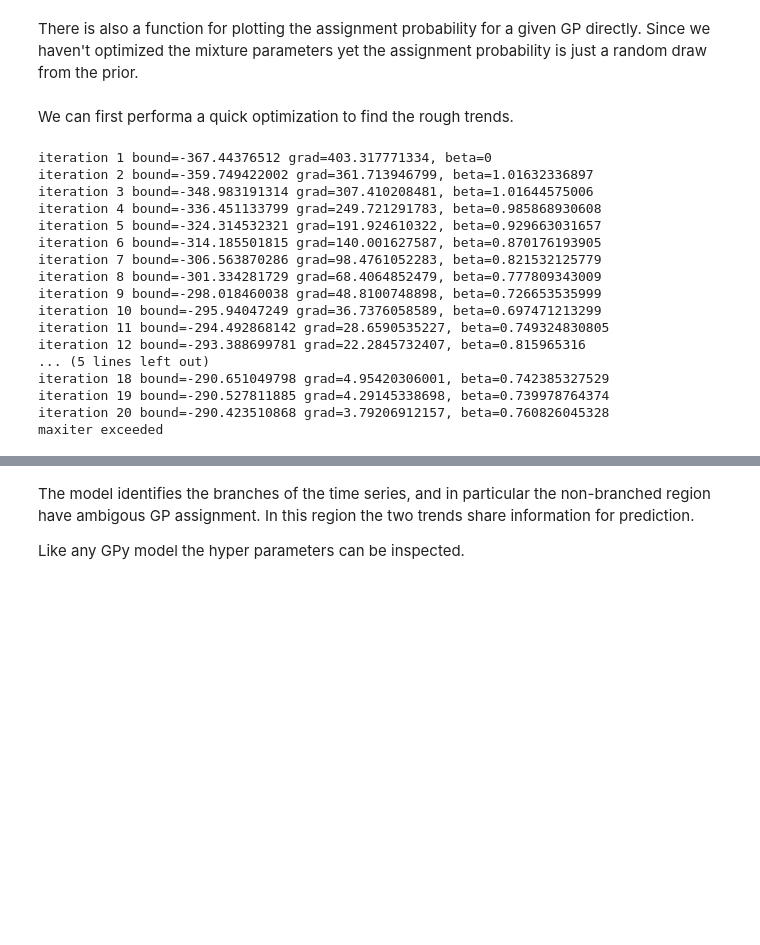
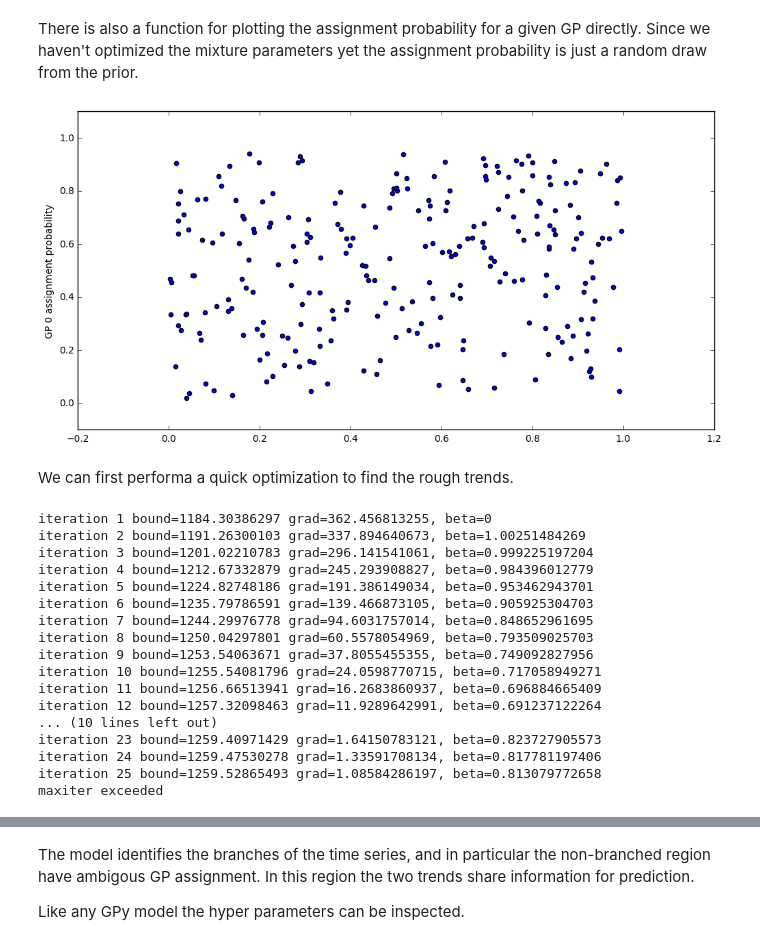
Before and after one commit to SheffieldML/GPclust, a Jupyter notebook: notebooks/OMGP_demo.ipynb, the cells around one changed output, grey strips where cells are left out. Saved outputs shown, nothing was run; the diff lists cells and outputs as text; code cells hidden in the pictures; blank space fills up the shorter version.

```diff
--- a/notebooks/OMGP_demo.ipynb
+++ b/notebooks/OMGP_demo.ipynb
@@ -47,28 +51,30 @@ from plotter import OMGPplot
 There is also a function for plotting the assignment probability for a given GP directly. Since we haven't optimized the mixture parameters yet the assignment probability is just a random draw from the prior.
 # %%
 from plotter import OMGPplot_probs
-#OMGPplot_probs(m, X, gp_num=0)
+OMGPplot_probs(m, X, gp_num=0)
+# %% [output]
+[figure, added]
 # %% [markdown]
 We can first performa a quick optimization to find the rough trends.
 # %%
-m.optimize(step_length=0.01, maxiter=20)
+m.optimize(step_length=0.01, maxiter=25)
 # %% [output]
-iteration 1 bound=-367.44376512 grad=403.317771334, beta=0
-iteration 2 bound=-359.749422002 grad=361.713946799, beta=1.01632336897
-iteration 3 bound=-348.983191314 grad=307.410208481, beta=1.01644575006
-iteration 4 bound=-336.451133799 grad=249.721291783, beta=0.985868930608
-iteration 5 bound=-324.314532321 grad=191.924610322, beta=0.929663031657
-iteration 6 bound=-314.185501815 grad=140.001627587, beta=0.870176193905
-iteration 7 bound=-306.563870286 grad=98.4761052283, beta=0.821532125779
-iteration 8 bound=-301.334281729 grad=68.4064852479, beta=0.777809343009
-iteration 9 bound=-298.018460038 grad=48.8100748898, beta=0.726653535999
-iteration 10 bound=-295.94047249 grad=36.7376058589, beta=0.697471213299
-iteration 11 bound=-294.492868142 grad=28.6590535227, beta=0.749324830805
-iteration 12 bound=-293.388699781 grad=22.2845732407, beta=0.815965316
-... (5 lines left out)
-iteration 18 bound=-290.651049798 grad=4.95420306001, beta=0.742385327529
-iteration 19 bound=-290.527811885 grad=4.29145338698, beta=0.739978764374
-iteration 20 bound=-290.423510868 grad=3.79206912157, beta=0.760826045328
+iteration 1 bound=1184.30386297 grad=362.456813255, beta=0
+iteration 2 bound=1191.26300103 grad=337.894640673, beta=1.00251484269
+iteration 3 bound=1201.02210783 grad=296.141541061, beta=0.999225197204
+iteration 4 bound=1212.67332879 grad=245.293908827, beta=0.984396012779
+iteration 5 bound=1224.82748186 grad=191.386149034, beta=0.953462943701
+iteration 6 bound=1235.79786591 grad=139.466873105, beta=0.905925304703
+iteration 7 bound=1244.29976778 grad=94.6031757014, beta=0.848652961695
+iteration 8 bound=1250.04297801 grad=60.5578054969, beta=0.793509025703
+iteration 9 bound=1253.54063671 grad=37.8055455355, beta=0.749092827956
+iteration 10 bound=1255.54081796 grad=24.0598770715, beta=0.717058949271
+iteration 11 bound=1256.66513941 grad=16.2683860937, beta=0.696884665409
+iteration 12 bound=1257.32098463 grad=11.9289642991, beta=0.691237122264
+... (10 lines left out)
+iteration 23 bound=1259.40971429 grad=1.64150783121, beta=0.823727905573
+iteration 24 bound=1259.47530278 grad=1.33591708134, beta=0.817781197406
+iteration 25 bound=1259.52865493 grad=1.08584286197, beta=0.813079772658
 maxiter exceeded
 # %%
 OMGPplot(m,X,Y)
```
Also changed, not shown: parts of 15 cells of this notebook, 1 other file.
